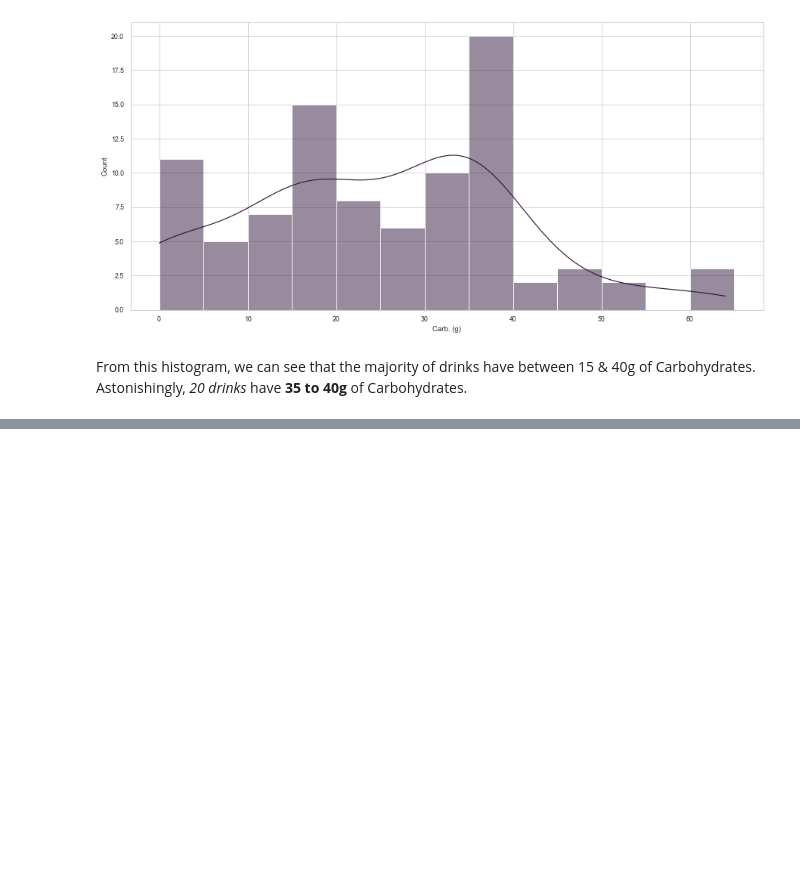
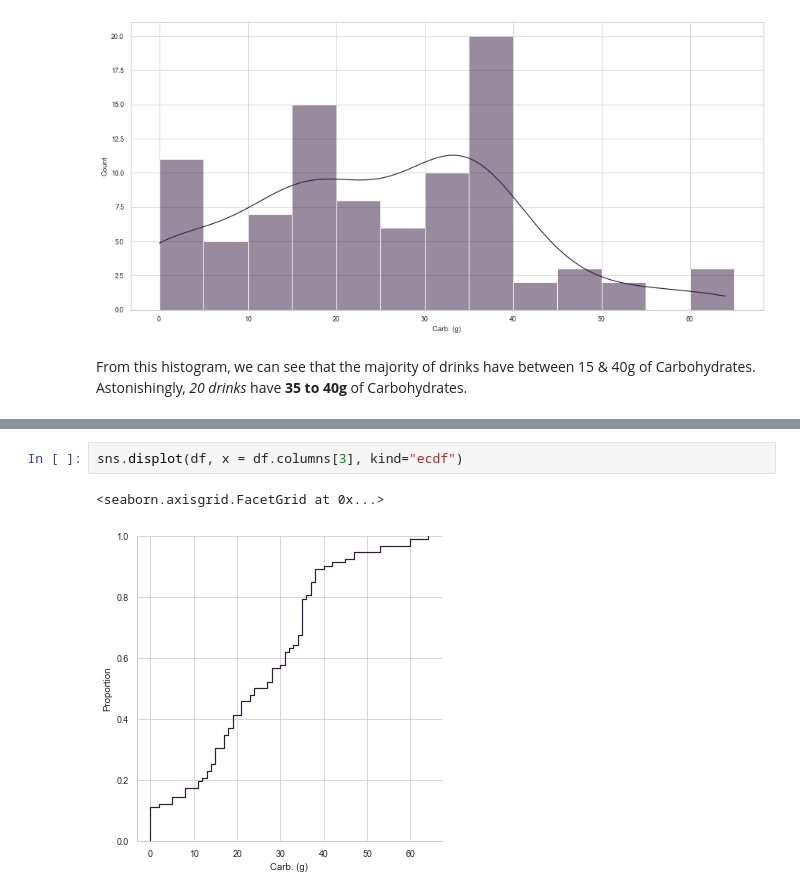
Before and after one commit to dj-m/DataStoryCrafting, a Jupyter notebook: DataStorytelling.ipynb, the cells around one changed output, grey strips where cells are left out. Drawn from its saved outputs; the diff is of its cells as text; blank space fills up the shorter version.

```diff
--- a/DataStorytelling.ipynb
+++ b/DataStorytelling.ipynb
@@ -126,0 +139,5 @@ From this histogram, we can see that the majority of drinks have between 15 & 40
+# %%
+sns.displot(df, x = df.columns[3], kind="ecdf")
+# %% [output]
+<seaborn.axisgrid.FacetGrid at 0x...>
+[figure, added]
```
Also changed, not shown: parts of 5 cells of this notebook.
